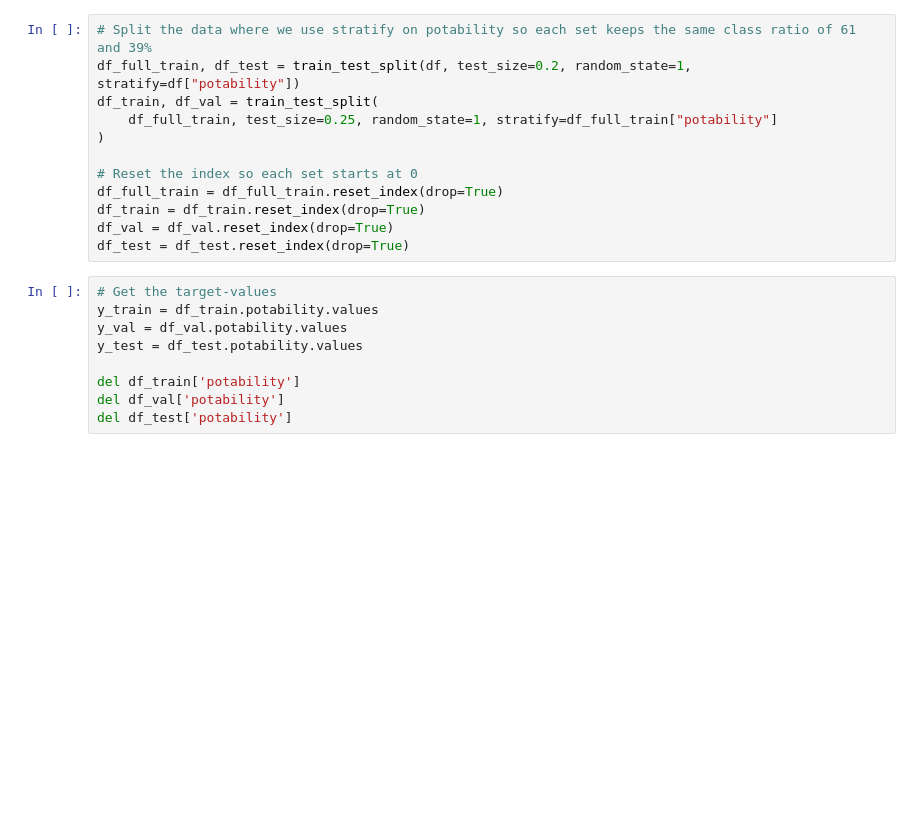
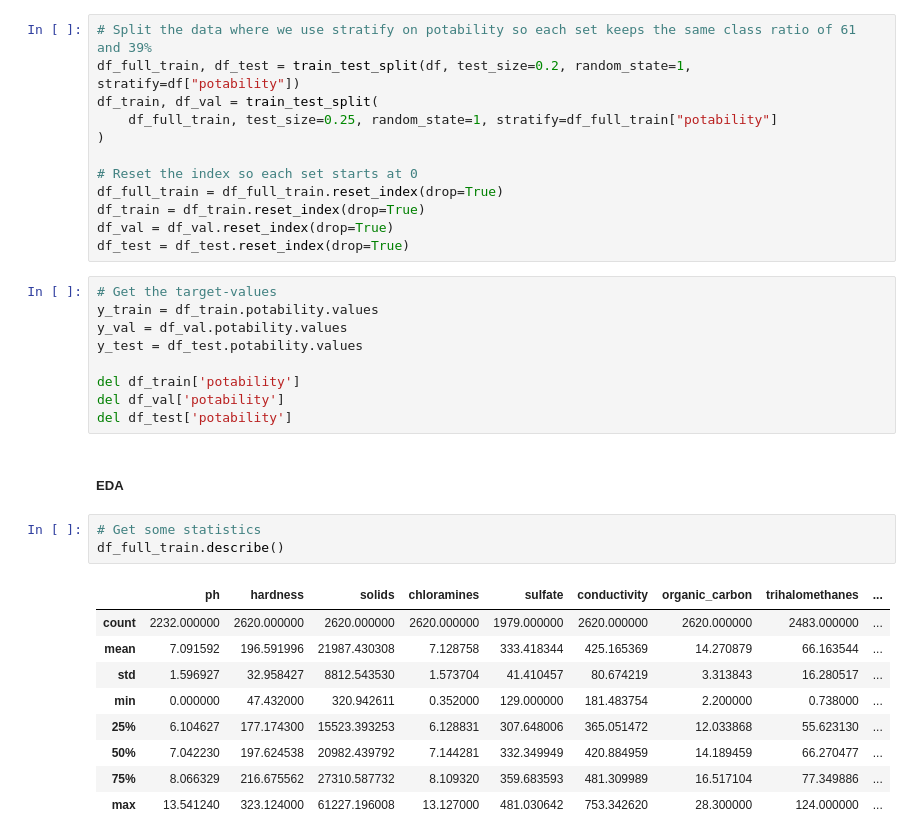
Before and after one commit to wvdaa6-hub/ml-engineering-zoomcamp, a Jupyter notebook: 2026/projects/midterm/water_potability.ipynb, the cells around one changed output. Drawn from its saved outputs; the diff is of its cells as text; blank space fills up the shorter version.

```diff
--- a/2026/projects/midterm/water_potability.ipynb
+++ b/2026/projects/midterm/water_potability.ipynb
@@ -87,3 +91,18 @@ y_test = df_test.potability.values
 del df_train['potability']
 del df_val['potability']
 del df_test['potability']
+# %% [markdown]
+##### EDA
+# %%
+# Get some statistics
+df_full_train.describe()
+# %% [output]
+|  | ph | hardness | solids | chloramines | sulfate | conductivity | organic_carbon | trihalomethanes | ... |
+| count | 2232.000000 | 2620.000000 | 2620.000000 | 2620.000000 | 1979.000000 | 2620.000000 | 2620.000000 | 2483.000000 | ... |
+| mean | 7.091592 | 196.591996 | 21987.430308 | 7.128758 | 333.418344 | 425.165369 | 14.270879 | 66.163544 | ... |
+| std | 1.596927 | 32.958427 | 8812.543530 | 1.573704 | 41.410457 | 80.674219 | 3.313843 | 16.280517 | ... |
+| min | 0.000000 | 47.432000 | 320.942611 | 0.352000 | 129.000000 | 181.483754 | 2.200000 | 0.738000 | ... |
+| 25% | 6.104627 | 177.174300 | 15523.393253 | 6.128831 | 307.648006 | 365.051472 | 12.033868 | 55.623130 | ... |
+| 50% | 7.042230 | 197.624538 | 20982.439792 | 7.144281 | 332.349949 | 420.884959 | 14.189459 | 66.270477 | ... |
+| 75% | 8.066329 | 216.675562 | 27310.587732 | 8.109320 | 359.683593 | 481.309989 | 16.517104 | 77.349886 | ... |
+| max | 13.541240 | 323.124000 | 61227.196008 | 13.127000 | 481.030642 | 753.342620 | 28.300000 | 124.000000 | ... |
```
Also changed, not shown: parts of 12 cells of this notebook.
